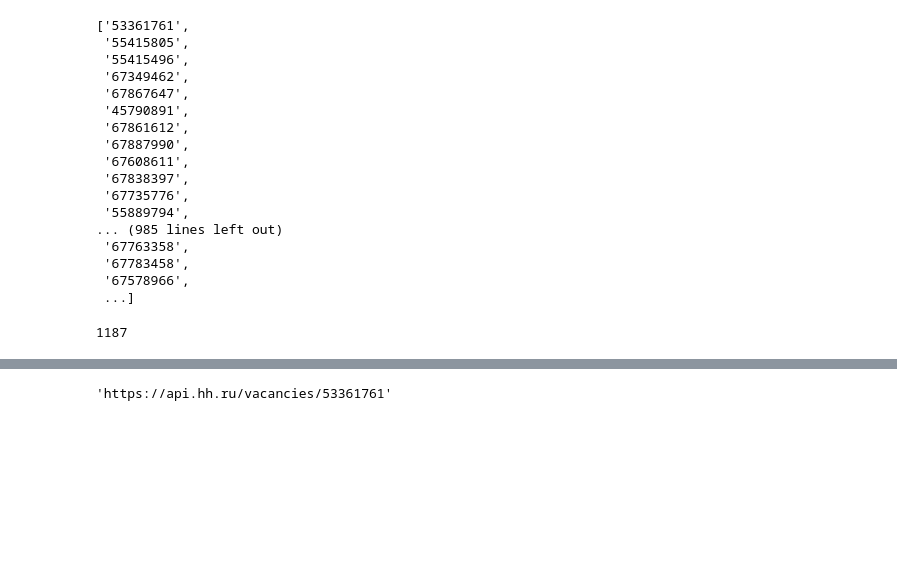
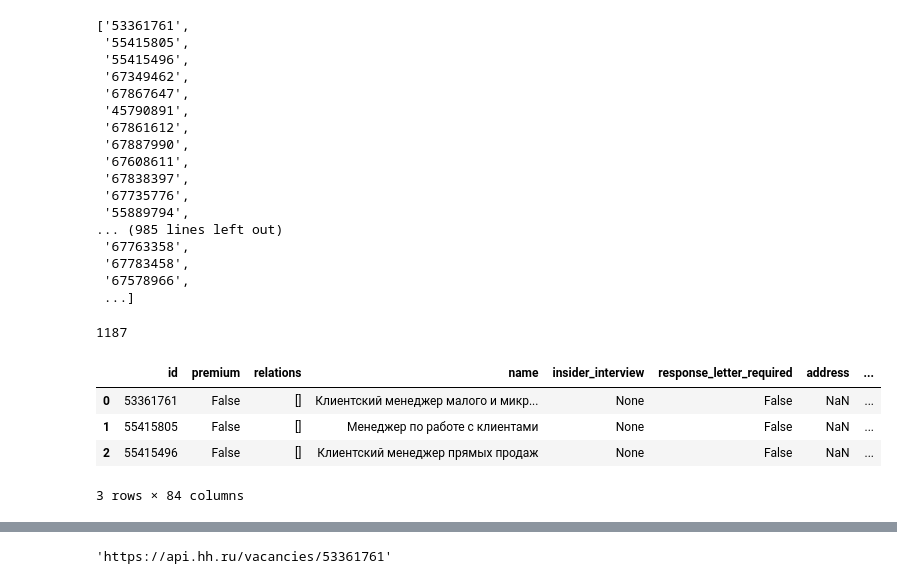
Before and after one commit to OlegMukminov/desktop-tutorial, a Jupyter notebook: Lesson2/hometask/HH-api-hometask.ipynb, the cells around one changed output, grey strips where cells are left out. Cells and saved outputs as stored; diff of their text form; code cells hidden in the pictures; blank space fills up the shorter version.

```diff
--- a/Lesson2/hometask/HH-api-hometask.ipynb
+++ b/Lesson2/hometask/HH-api-hometask.ipynb
@@ -132,3 +156,13 @@ for vac_id in tqdm(all_vacancy_ids):
   url = f'https://api.hh.ru/vacancies/{vac_id}'
   res = requests.get(url)
   vacs.append(res.json())
+# %%
+df2 = pd.json_normalize(vacs)
+# %%
+df2.iloc[0:3]
+# %% [output]
+|  | id | premium | relations | name | insider_interview | response_letter_required | address | ... |
+| 0 | 53361761 | False | [] | Клиентский менеджер малого и микр... | None | False | NaN | ... |
+| 1 | 55415805 | False | [] | Менеджер по работе с клиентами | None | False | NaN | ... |
+| 2 | 55415496 | False | [] | Клиентский менеджер прямых продаж | None | False | NaN | ... |
+3 rows × 84 columns
```
Also changed, not shown: parts of 3 cells of this notebook.
